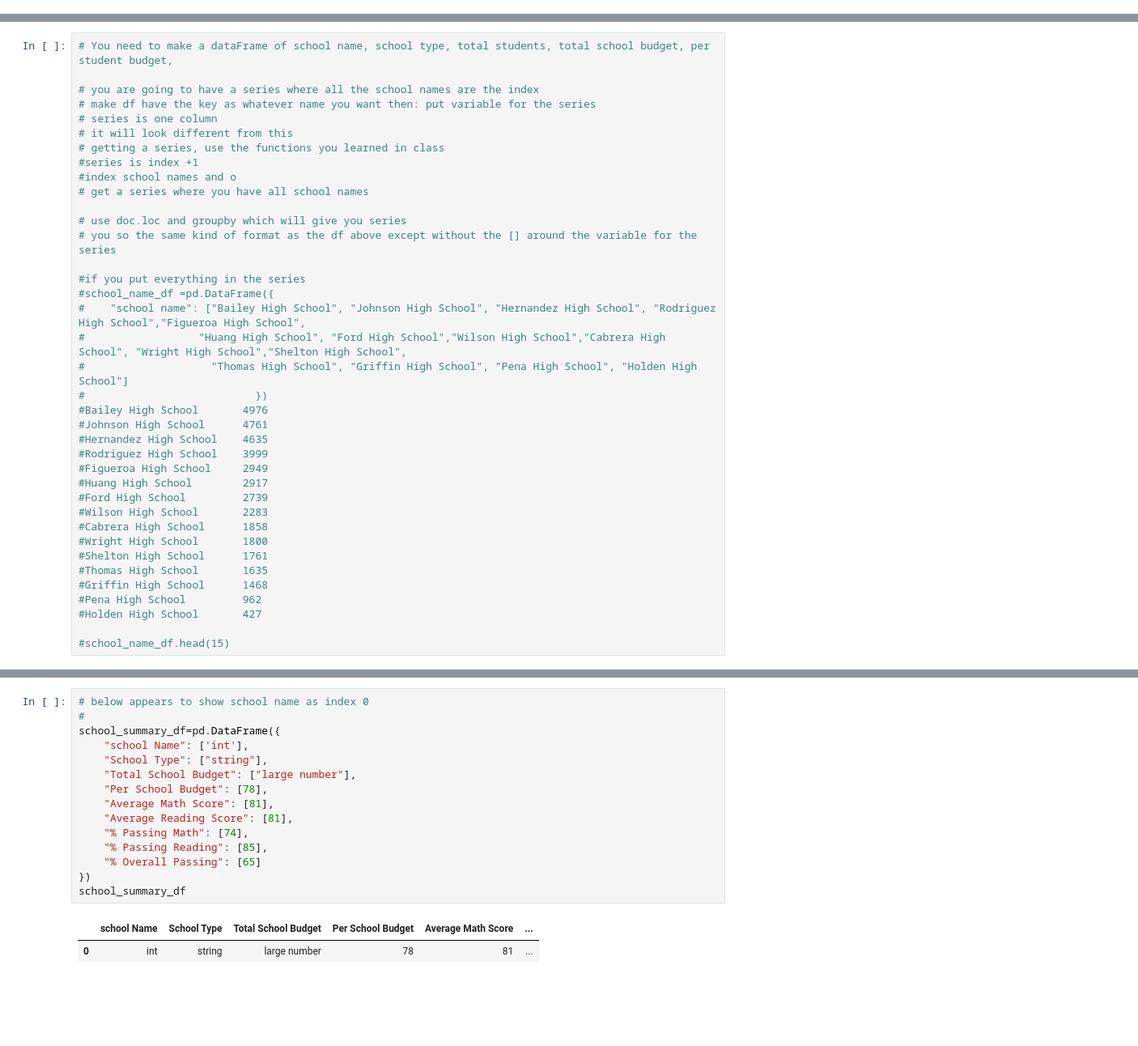
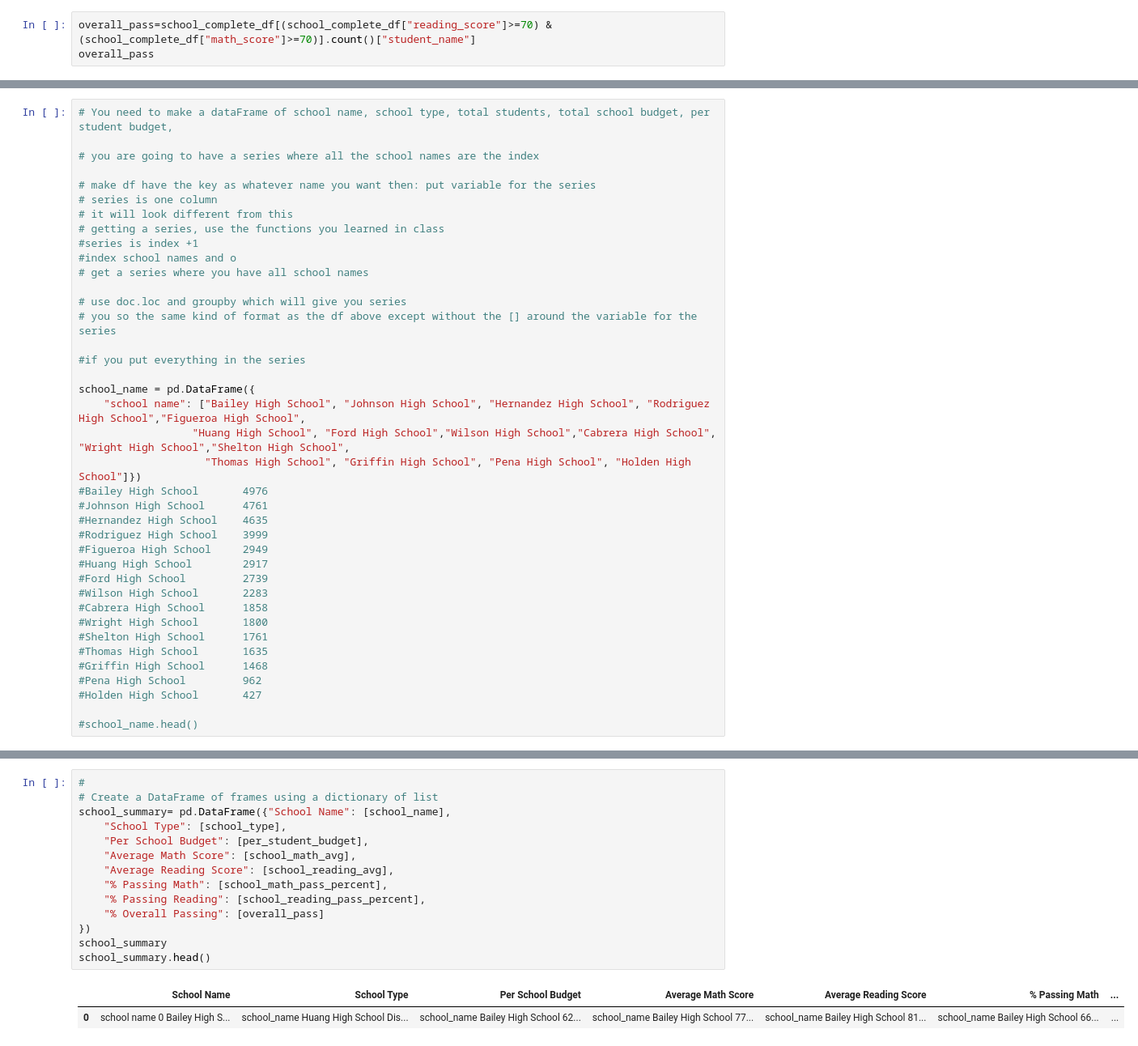
Before and after one commit to JohnMowry77/pandas-challenge, a Jupyter notebook: PyCitySchools/PyCitySchools_starter.ipynb, the cells around one changed output, grey strips where cells are left out. Shown at 81% size. Saved outputs shown, nothing was run; the diff lists cells and outputs as text; blank space fills up the shorter version.

Commit message:
School Summary Work

```diff
--- a/PyCitySchools/PyCitySchools_starter.ipynb
+++ b/PyCitySchools/PyCitySchools_starter.ipynb
@@ -543,3 +542,6 @@ Thomas High School       97.308869
 Wilson High School       96.539641
 Wright High School       96.611111
 dtype: float64
+# %%
+overall_pass=school_complete_df[(school_complete_df["reading_score"]>=70) & (school_complete_df["math_score"]>=70)].count()["student_name"]
+overall_pass
@@ -547,6 +551,7 @@ dtype: float64
 # You need to make a dataFrame of school name, school type, total students, total school budget, per student budget,
 
 # you are going to have a series where all the school names are the index
+
 # make df have the key as whatever name you want then: put variable for the series
 # series is one column
 # it will look different from this
@@ -559,11 +564,11 @@ dtype: float64
 # you so the same kind of format as the df above except without the [] around the variable for the series
 
 #if you put everything in the series
-#school_name_df =pd.DataFrame({
-#    "school name": ["Bailey High School", "Johnson High School", "Hernandez High School", "Rodriguez High School","Figueroa High School",
-#                  "Huang High School", "Ford High School","Wilson High School","Cabrera High School", "Wright High School","Shelton High School",
-#                    "Thomas High School", "Griffin High School", "Pena High School", "Holden High School"]
-#                           })
+
+school_name = pd.DataFrame({
+    "school name": ["Bailey High School", "Johnson High School", "Hernandez High School", "Rodriguez High School","Figueroa High School",
+                  "Huang High School", "Ford High School","Wilson High School","Cabrera High School", "Wright High School","Shelton High School",
+                    "Thomas High School", "Griffin High School", "Pena High School", "Holden High School"]})
 #Bailey High School       4976
 #Johnson High School      4761
 #Hernandez High School    4635
@@ -580,4 +585,4 @@ dtype: float64
 #Pena High School         962
 #Holden High School       427
 
-#school_name_df.head(15)
+#school_name.head()
@@ -584,18 +592,17 @@ dtype: float64
 # %%
-# below appears to show school name as index 0
 #
-school_summary_df=pd.DataFrame({
-    "school Name": ['int'],
-    "School Type": ["string"],
-    "Total School Budget": ["large number"],
-    "Per School Budget": [78],
-    "Average Math Score": [81],
-    "Average Reading Score": [81],
-    "% Passing Math": [74],
-    "% Passing Reading": [85],
-    "% Overall Passing": [65]
+# Create a DataFrame of frames using a dictionary of list
+school_summary= pd.DataFrame({"School Name": [school_name],
+    "School Type": [school_type],
+    "Per School Budget": [per_student_budget],
+    "Average Math Score": [school_math_avg],
+    "Average Reading Score": [school_reading_avg],
+    "% Passing Math": [school_math_pass_percent],
+    "% Passing Reading": [school_reading_pass_percent],
+    "% Overall Passing": [overall_pass]
 })
-school_summary_df
+school_summary
+school_summary.head()
 # %% [output]
-|  | school Name | School Type | Total School Budget | Per School Budget | Average Math Score | ... |
-| 0 | int | string | large number | 78 | 81 | ... |
+|  | School Name | School Type | Per School Budget | Average Math Score | Average Reading Score | % Passing Math | ... |
+| 0 | school name 0 Bailey High S... | school_name Huang High School Dis... | school_name Bailey High School 62... | school_name Bailey High School 77... | school_name Bailey High School 81... | school_name Bailey High School 66... | ... |
```
Also changed, not shown: parts of 10 cells of this notebook.
